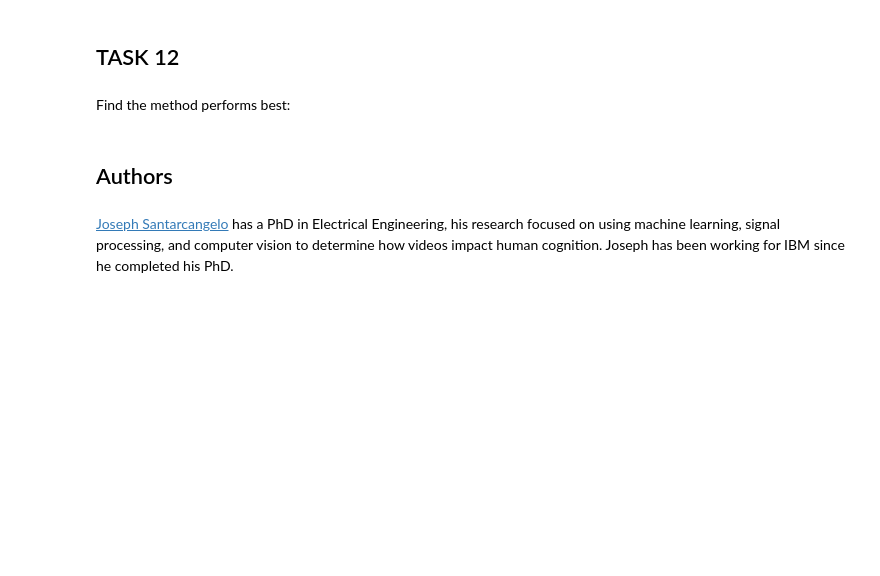
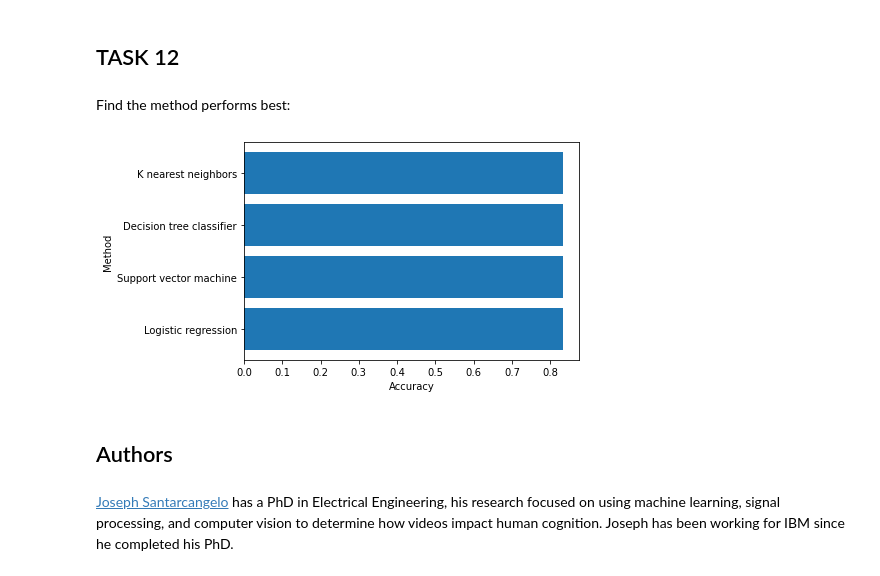
Before and after one commit to GaryLCF/IBM-Watson-Studio, a Jupyter notebook: Machine Learning Prediction lab.ipynb, the cells around one changed output. Saved outputs shown, nothing was run; the diff lists cells and outputs as text; code cells hidden in the pictures; blank space fills up the shorter version.

```diff
--- a/Machine Learning Prediction lab.ipynb
+++ b/Machine Learning Prediction lab.ipynb
@@ -302,3 +310,7 @@ print("accuracy :",knn_cv.best_score_)
 ## TASK  11
 # %% [markdown]
 Calculate the accuracy of tree_cv on the test data using the method <code>score</code>:
+# %%
+methods.append('K nearest neighbors')
+accuracy.append(knn_cv.score(X_test, Y_test))
+print("test set accuracy :",knn_cv.score(X_test, Y_test))
@@ -311,6 +327,16 @@ plot_confusion_matrix(Y_test,yhat)
 ## TASK  12
 # %% [markdown]
 Find the method performs best:
+# %%
+import numpy as np
+import matplotlib.pyplot as plt
+
+plt.barh(methods, accuracy)
+plt.xlabel('Accuracy')
+plt.ylabel('Method')
+plt.show()
+# %% [output]
+[figure, added]
 # %% [markdown]
 ## Authors
 # %% [markdown]
```
Also changed, not shown: parts of 5 cells of this notebook.
